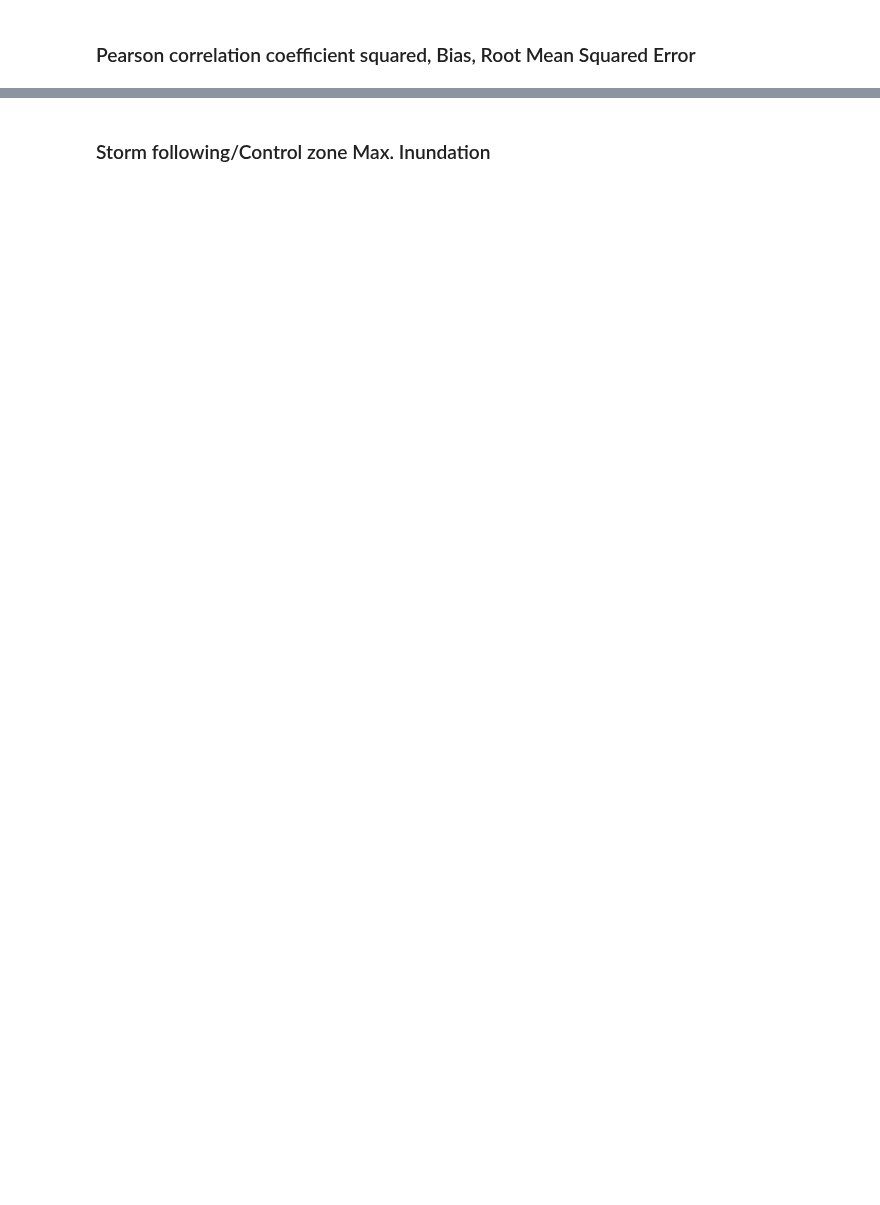
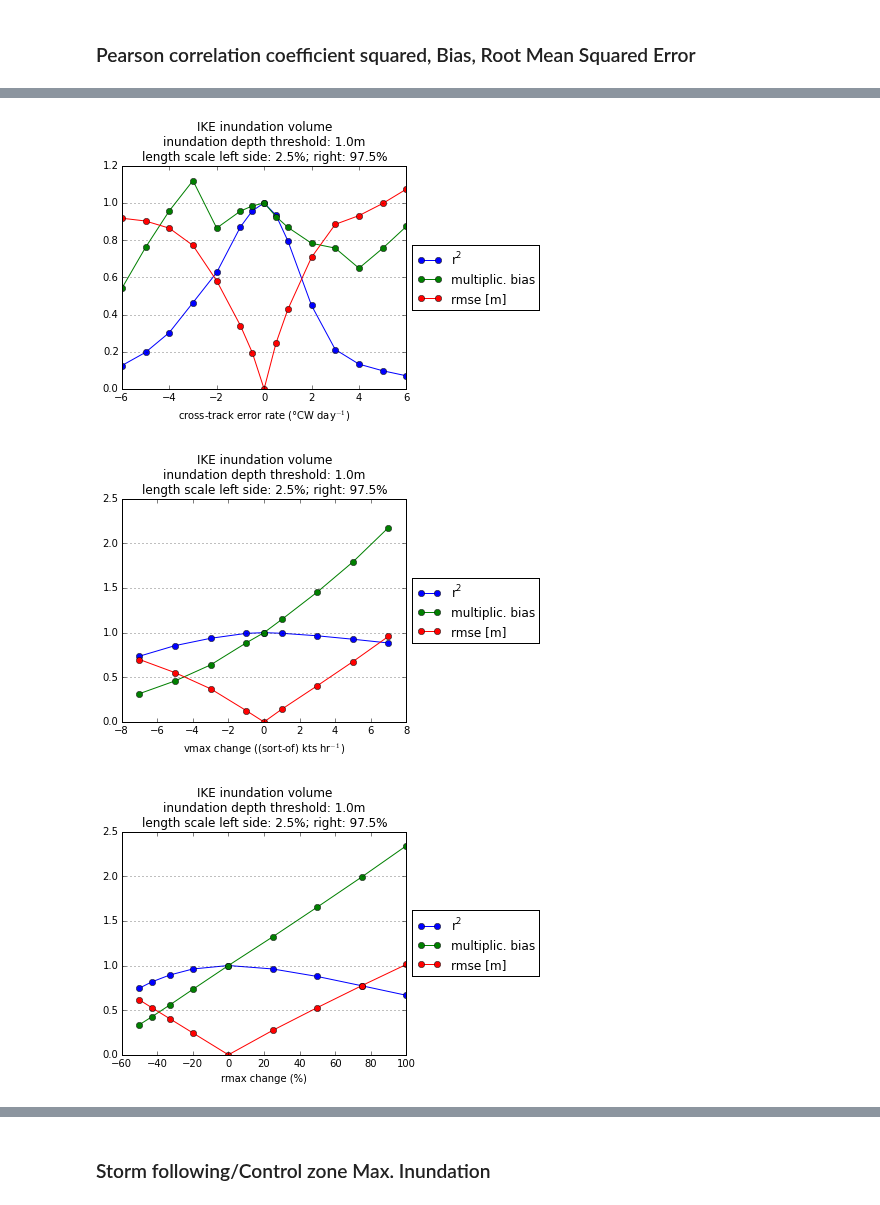
Before and after one commit to ahijevyc/ADCIRC, a Jupyter notebook: ADCIRC.ipynb, the cells around one changed output, grey strips where cells are left out. Saved outputs shown, nothing was run; the diff lists cells and outputs as text; code cells hidden in the pictures; blank space fills up the shorter version.

```diff
--- a/ADCIRC.ipynb
+++ b/ADCIRC.ipynb
@@ -246,7 +240,7 @@ for perturbation in [veers, vmaxes, rmaxes, speeds]:
     plt.title(title)
     plt.plot(perturbation.values,rmse,label='rmse [m]',marker='o')
     plt.title(title)
-    plt.grid()
+    ax.yaxis.grid()
     plt.xlabel(perturbation.xlabel)
 
     # shrink current axis by 15%
@@ -281,0 +272,3 @@ reading speed+15/speed+15.perfectmodel.zoom1.nc
+[figure, added]
+[figure, added]
+[figure, added]
```
Also changed, not shown: parts of 9 cells of this notebook.
